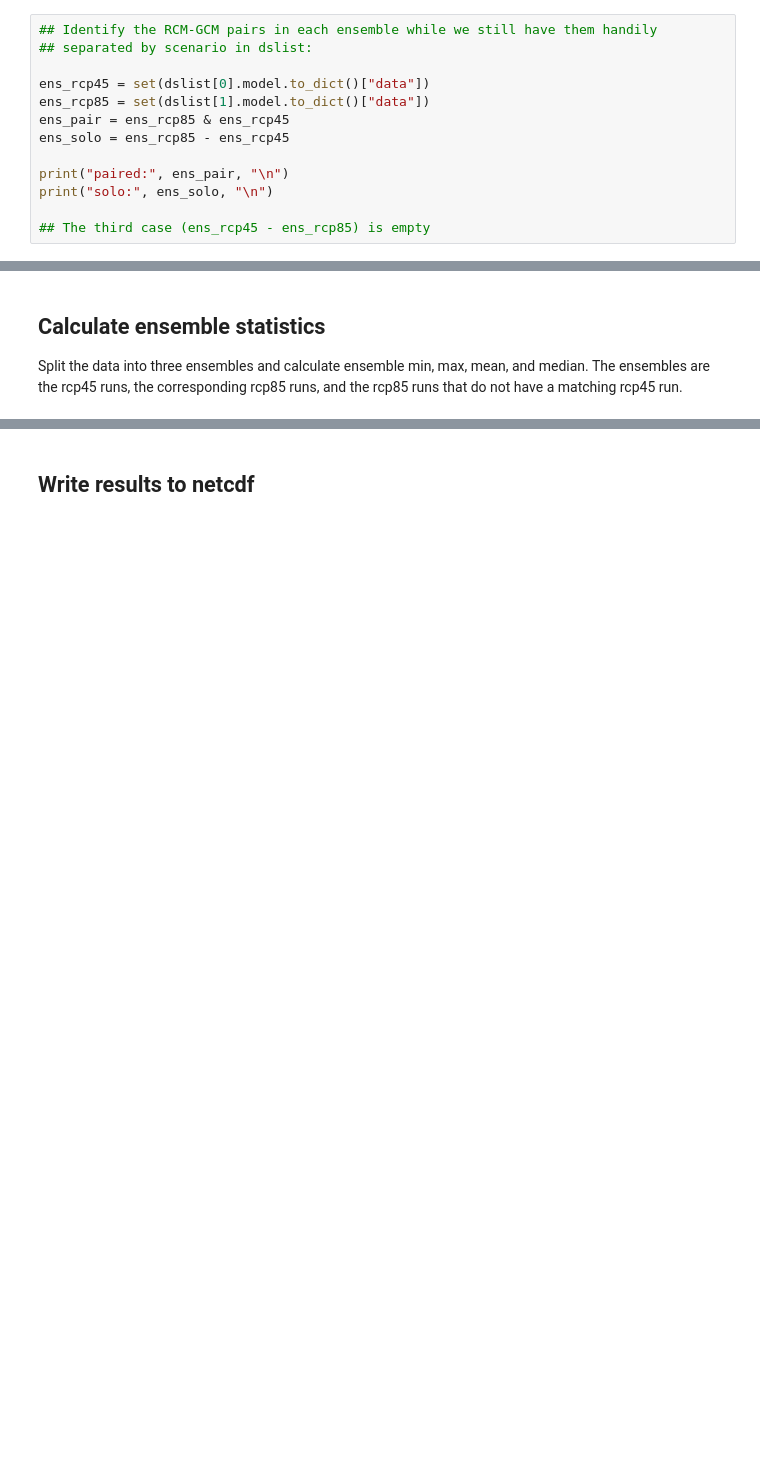
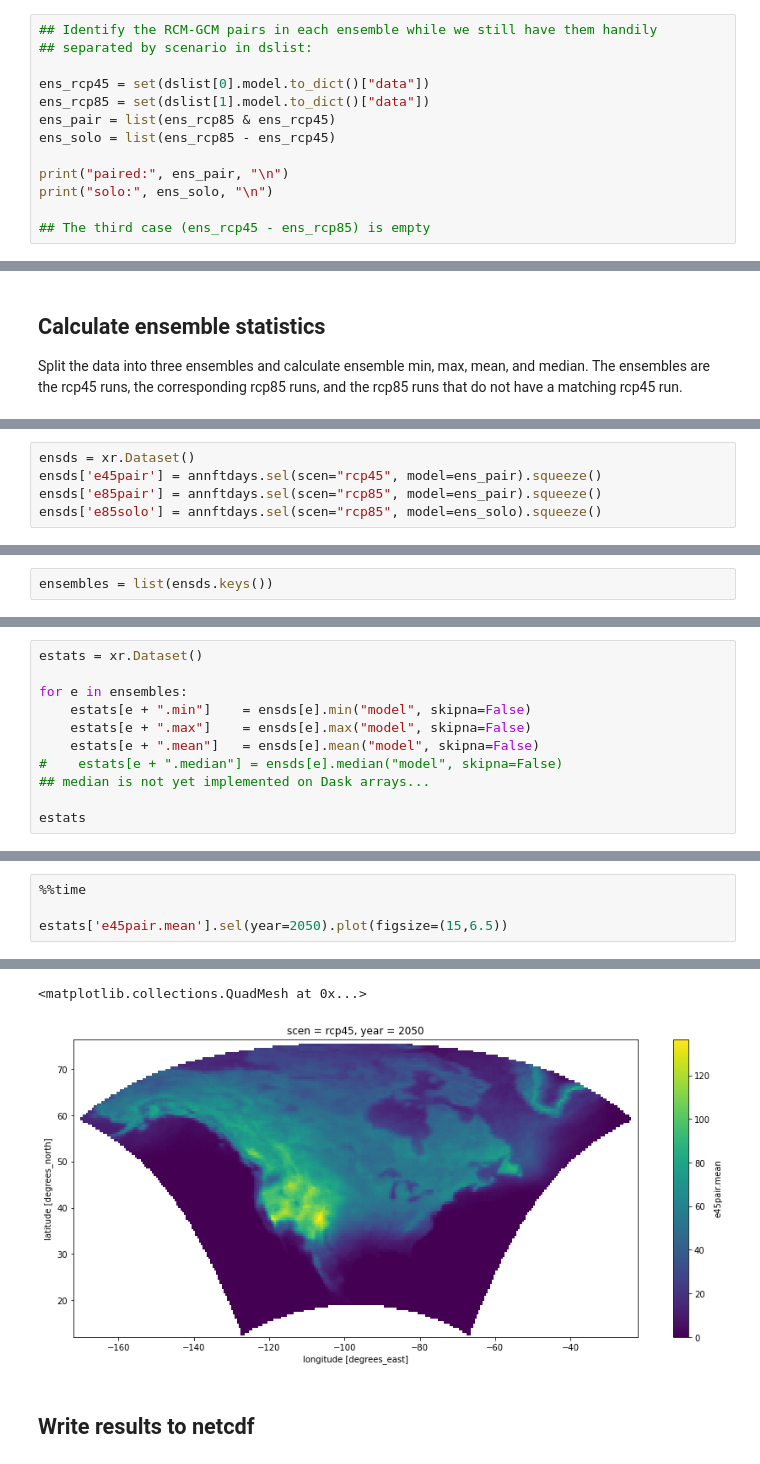
Before and after one commit to anissa111/na-cordex-zarr-jnb, a Jupyter notebook: notebooks/na-cordex/freeze-thaw-day-calculation.ipynb, the cells around one changed output, grey strips where cells are left out. Saved outputs shown, nothing was run; the diff lists cells and outputs as text; blank space fills up the shorter version.

Commit message:
calculate ensemble statistics

```diff
--- a/notebooks/na-cordex/freeze-thaw-day-calculation.ipynb
+++ b/notebooks/na-cordex/freeze-thaw-day-calculation.ipynb
@@ -149,8 +149,8 @@ Attributes: (0)
 
 ens_rcp45 = set(dslist[0].model.to_dict()["data"])
 ens_rcp85 = set(dslist[1].model.to_dict()["data"])
-ens_pair = ens_rcp85 & ens_rcp45
-ens_solo = ens_rcp85 - ens_rcp45
+ens_pair = list(ens_rcp85 & ens_rcp45)
+ens_solo = list(ens_rcp85 - ens_rcp45)
 
 print("paired:", ens_pair, "\n")
 print("solo:", ens_solo, "\n")
@@ -323,0 +315,5 @@ TypeError: isnull() missing 1 required positional argument: 'self'
+# %%
+ensds = xr.Dataset()
+ensds['e45pair'] = annftdays.sel(scen="rcp45", model=ens_pair).squeeze()
+ensds['e85pair'] = annftdays.sel(scen="rcp85", model=ens_pair).squeeze()
+ensds['e85solo'] = annftdays.sel(scen="rcp85", model=ens_solo).squeeze()
@@ -323,0 +352,2 @@ TypeError: isnull() missing 1 required positional argument: 'self'
+# %%
+ensembles = list(ensds.keys())
@@ -323,0 +362,11 @@ TypeError: isnull() missing 1 required positional argument: 'self'
+# %%
+estats = xr.Dataset()
+
+for e in ensembles:
+    estats[e + ".min"]    = ensds[e].min("model", skipna=False)
+    estats[e + ".max"]    = ensds[e].max("model", skipna=False)
+    estats[e + ".mean"]   = ensds[e].mean("model", skipna=False)
+#    estats[e + ".median"] = ensds[e].median("model", skipna=False)
+## median is not yet implemented on Dask arrays...
+
+estats
@@ -323,0 +393,5 @@ TypeError: isnull() missing 1 required positional argument: 'self'
+# %%
+%%time
+
+estats['e45pair.mean'].sel(year=2050).plot(figsize=(15,6.5))
+# %% [output]
@@ -324,3 +400,5 @@ TypeError: isnull() missing 1 required positional argument: 'self'
+<matplotlib.collections.QuadMesh at 0x...>
+[figure, added]
 # %% [markdown]
 ## Write results to netcdf
 # %%
```
Also changed, not shown: parts of 9 cells of this notebook.
